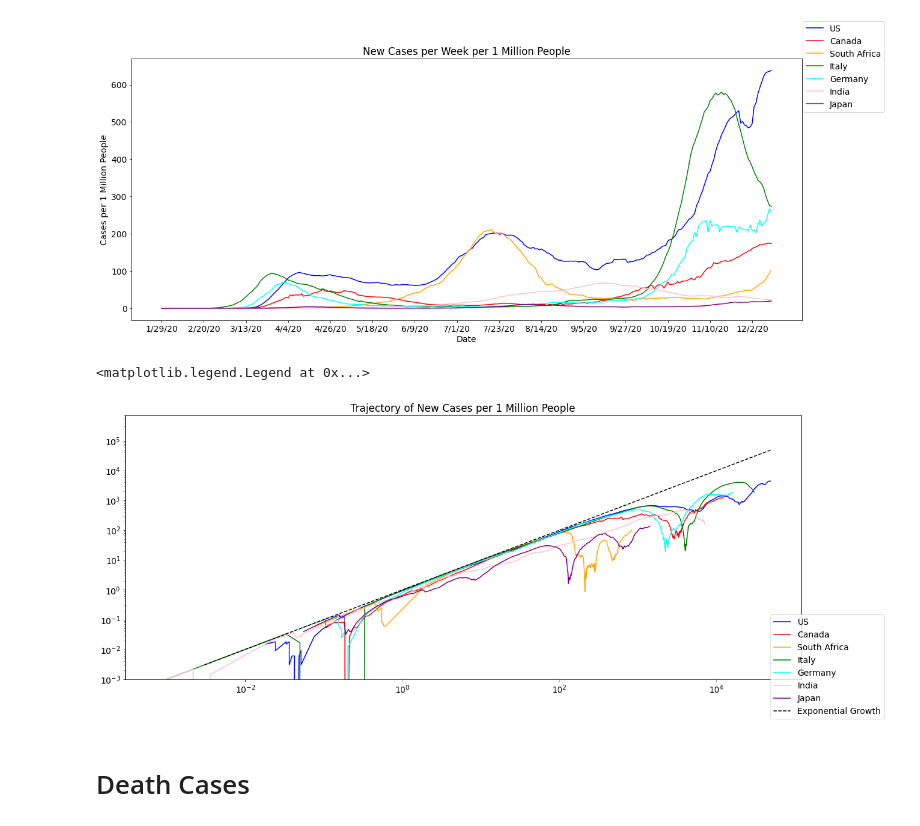
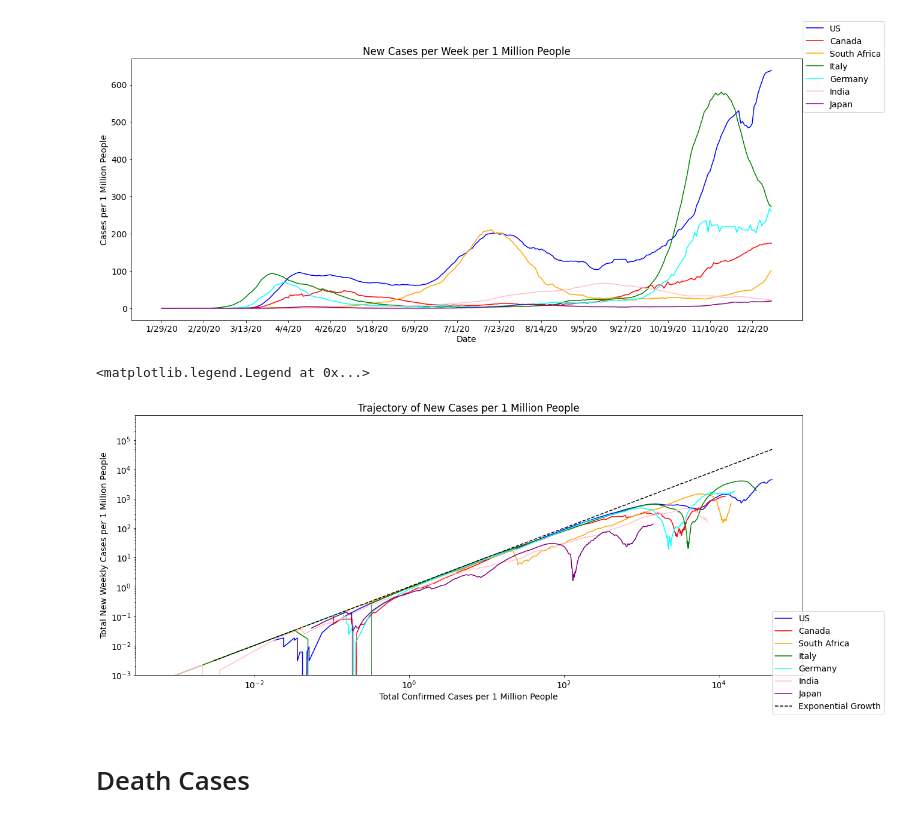
Before and after one commit to jkbishay/covid_data_science_analysis, a Jupyter notebook: covid_analysis.ipynb, the cells around one changed output. Cells and saved outputs as stored; diff of their text form; code cells hidden in the pictures.

```diff
--- a/covid_analysis.ipynb
+++ b/covid_analysis.ipynb
@@ -242,42 +240,45 @@ plt.plot(confirmed_cases_cleaned[confirmed_cases_cleaned['Country/Region'] == 'U
 plt.plot(confirmed_cases_cleaned[confirmed_cases_cleaned['Country/Region'] == 'Canada'].iloc[0][8:]
          .div(float(daily_cases_global_pop[daily_cases_global_pop['Country'] == 'Canada']['Population']) / 1000000),
          total_weekly_cases_per_capita[total_weekly_cases_per_capita['Country'] == 'Canada'].iloc[0][1:], color='red')
-plt.plot(confirmed_cases_cleaned[confirmed_cases_cleaned['Country/Region'] == 'Korea, South'].iloc[0][8:]
-         .div(float(daily_cases_global_pop[daily_cases_global_pop['Country'] == 'Korea, South']['Population']) / 1000000),
-         total_weekly_cases_per_capita[total_weekly_cases_per_capita['Country'] == 'Korea, South'].iloc[0][1:], color='orange')
+plt.plot(confirmed_cases_cleaned[confirmed_cases_cleaned['Country/Region'] == 'South Africa'].iloc[0][8:]
+         .div(float(daily_cases_global_pop[daily_cases_global_pop['Country'] == 'South Africa']['Population']) / 1000000),
+         total_weekly_cases_per_capita[total_weekly_cases_per_capita['Country'] == 'South Africa'].iloc[0][1:], color='orange')
 plt.plot(confirmed_cases_cleaned[confirmed_cases_cleaned['Country/Region'] == 'Italy'].iloc[0][8:]
          .div(float(daily_cases_global_pop[daily_cases_global_pop['Country'] == 'Italy']['Population']) / 1000000),
          total_weekly_cases_per_capita[total_weekly_cases_per_capita['Country'] == 'Italy'].iloc[0][1:], color='green')
 plt.plot(confirmed_cases_cleaned[confirmed_cases_cleaned['Country/Region'] == 'Germany'].iloc[0][8:]
          .div(float(daily_cases_global_pop[daily_cases_global_pop['Country'] == 'Germany']['Population']) / 1000000),
          total_weekly_cases_per_capita[total_weekly_cases_per_capita['Country'] == 'Germany'].iloc[0][1:], color='cyan')
 plt.plot(confirmed_cases_cleaned[confirmed_cases_cleaned['Country/Region'] == 'India'].iloc[0][8:]
          .div(float(daily_cases_global_pop[daily_cases_global_pop['Country'] == 'India']['Population']) / 1000000),
          total_weekly_cases_per_capita[total_weekly_cases_per_capita['Country'] == 'India'].iloc[0][1:], color='pink')
 plt.plot(confirmed_cases_cleaned[confirmed_cases_cleaned['Country/Region'] == 'Japan'].iloc[0][8:]
          .div(float(daily_cases_global_pop[daily_cases_global_pop['Country'] == 'Japan']['Population']) / 1000000),
          total_weekly_cases_per_capita[total_weekly_cases_per_capita['Country'] == 'Japan'].iloc[0][1:], color='purple')
 
 
 # exponential growth line
 plt.plot([confirmed_cases_cleaned[confirmed_cases_cleaned['Country/Region'] == 'US'].iloc[0][1]
           / (float(daily_cases_global_pop[daily_cases_global_pop['Country'] == 'US']['Population']) / 1000000),
           confirmed_cases_cleaned[confirmed_cases_cleaned['Country/Region'] == 'US'].iloc[0][-1]
          / (float(daily_cases_global_pop[daily_cases_global_pop['Country'] == 'US']['Population']) / 1000000)],
           [confirmed_cases_cleaned[confirmed_cases_cleaned['Country/Region'] == 'US'].iloc[0][1] /
            (daily_cases_global_pop[daily_cases_global_pop['Country'] == 'US']['Population'] / 1000000)
            , confirmed_cases_cleaned[confirmed_cases_cleaned['Country/Region'] == 'US'].iloc[0][-1] /
           (daily_cases_global_pop[daily_cases_global_pop['Country'] == 'US']['Population'] / 1000000)],
         'k--')
 
 plt.yscale('log')
 plt.ylim(bottom=0.001)
 plt.xscale('log')
 plt.title('Trajectory of New Cases per 1 Million People')
+plt.ylabel('Total New Weekly Cases per 1 Million People')
+plt.xlabel('Total Confirmed Cases per 1 Million People')
+
 weekly_growth_chart.legend(['US', 'Canada', 'South Africa', 'Italy', 'Germany', 'India', 'Japan', 'Exponential Growth'], loc='lower right')
 # %% [output]
 <matplotlib.legend.Legend at 0x...>
-[figure, old version]
+[figure, new version]
 # %%
 # weekly_cases_per_capita_all = plt.figure(figsize=(20, 8))
 # for i in range(len(weekly_cases_per_capita)):
```
Also changed, not shown: parts of 1 cell of this notebook.
